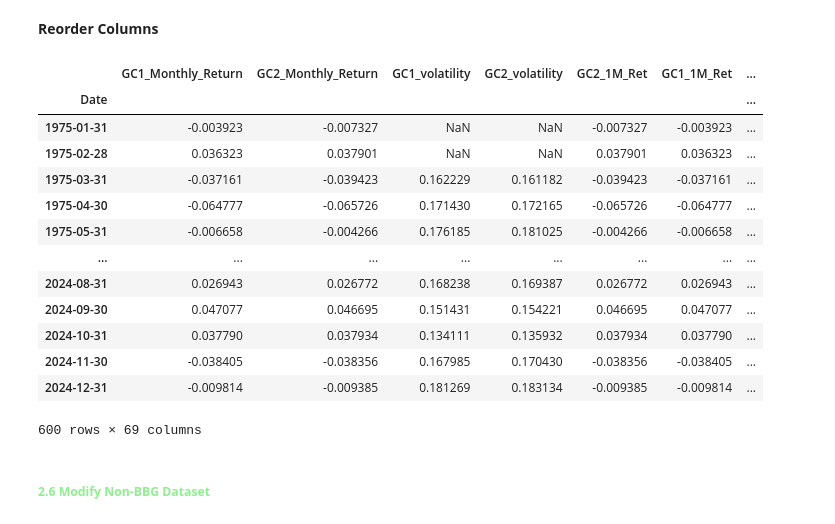
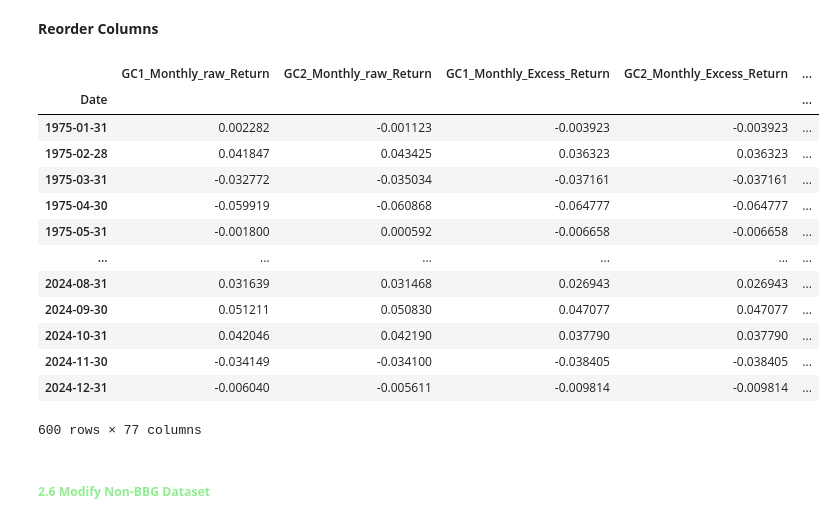
Before and after one commit to alphagoal/Proj_1_gold_futures_ML, a Jupyter notebook: gold_futures_data.ipynb, the cells around one changed output. Saved outputs shown, nothing was run; the diff lists cells and outputs as text; code cells hidden in the pictures.

```diff
--- a/gold_futures_data.ipynb
+++ b/gold_futures_data.ipynb
@@ -384,6 +384,6 @@ log_return_df = np.log(bbg_df.drop(columns=keep_columns, errors='ignore')).diff(
 # Combine the original values of the specified columns with the log returns of the remaining columns
 bbg_df_log_rets = pd.concat([log_return_df,bbg_df[keep_columns]], axis=1)
 bbg_df_log_rets = bbg_df_log_rets.iloc[1:]
-bbg_df_log_rets = bbg_df_log_rets.rename(columns={'GC1_PX_Last': 'GC1_Monthly_Return','GC2_PX_Last': 'GC2_Monthly_Return'}) #Update column name first, although up to this point is still daily data
+bbg_df_log_rets = bbg_df_log_rets.rename(columns={'GC1_PX_Last': 'GC1_Monthly_raw_Return','GC2_PX_Last': 'GC2_Monthly_raw_Return'}) #Update column name first, although up to this point is still daily data
 bbg_df_log_rets
 # %% [output]
@@ -441,8 +441,8 @@ bbg_df_monthly_only
 # %% [markdown]
 **Subtract Monthly Return with Risk-Free Return**
 # %%
-bbg_df_monthly_only['GC1_Monthly_Return'] = bbg_df_monthly_only['GC1_Monthly_Return'] - bbg_df_monthly_only['1M_risk_free_ret_realized']
-bbg_df_monthly_only['GC2_Monthly_Return'] = bbg_df_monthly_only['GC2_Monthly_Return'] - bbg_df_monthly_only['1M_risk_free_ret_realized']
+bbg_df_monthly_only['GC1_Monthly_Excess_Return'] = bbg_df_monthly_only['GC1_Monthly_raw_Return'] - bbg_df_monthly_only['1M_risk_free_ret_realized']
+bbg_df_monthly_only['GC2_Monthly_Excess_Return'] = bbg_df_monthly_only['GC1_Monthly_raw_Return'] - bbg_df_monthly_only['1M_risk_free_ret_realized']
 
 bbg_df_monthly_only
 # %% [output]
@@ -466,24 +466,24 @@ bbg_df_monthly_only
 **Calculate Realized Return and Sign**
 # %%
 #1M Return
-bbg_df_monthly_only['GC1_1M_Ret'] = bbg_df_monthly_only['GC1_Monthly_Return']
-bbg_df_monthly_only['GC2_1M_Ret'] = bbg_df_monthly_only['GC2_Monthly_Return']
+bbg_df_monthly_only['GC1_1M_Ret'] = bbg_df_monthly_only['GC1_Monthly_Excess_Return']
+bbg_df_monthly_only['GC2_1M_Ret'] = bbg_df_monthly_only['GC2_Monthly_Excess_Return']
 
 # 1M sign
-bbg_df_monthly_only['GC1_1M_Sign'] = np.sign(bbg_df_monthly_only['GC1_Monthly_Return'])
-bbg_df_monthly_only['GC2_1M_Sign'] = np.sign(bbg_df_monthly_only['GC2_Monthly_Return'])
+bbg_df_monthly_only['GC1_1M_Sign'] = np.sign(bbg_df_monthly_only['GC1_Monthly_Excess_Return'])
+bbg_df_monthly_only['GC2_1M_Sign'] = np.sign(bbg_df_monthly_only['GC2_Monthly_Excess_Return'])
 
 #--------------------
 
 # 3M return (log return accumulates by summation)
 bbg_df_monthly_only['GC1_3M_Ret'] = (
-    bbg_df_monthly_only['GC1_Monthly_Return']
+    bbg_df_monthly_only['GC1_Monthly_Excess_Return']
     .rolling(window=3)
     .sum()
 )
 
 bbg_df_monthly_only['GC2_3M_Ret'] = (
-    bbg_df_monthly_only['GC2_Monthly_Return']
+    bbg_df_monthly_only['GC2_Monthly_Excess_Return']
     .rolling(window=3)
     .sum()
 )
@@ -496,12 +496,12 @@ bbg_df_monthly_only['GC2_3M_Sign'] = np.sign(bbg_df_monthly_only['GC2_3M_Ret'])
 
 # 6M return (log return accumulates by summation)
 bbg_df_monthly_only['GC1_6M_Ret'] = (
-    bbg_df_monthly_only['GC1_Monthly_Return']
+    bbg_df_monthly_only['GC1_Monthly_Excess_Return']
     .rolling(window=6)
     .sum()
 )
 bbg_df_monthly_only['GC2_6M_Ret'] = (
-    bbg_df_monthly_only['GC2_Monthly_Return']
+    bbg_df_monthly_only['GC2_Monthly_Excess_Return']
     .rolling(window=6)
     .sum()
 )
@@ -513,12 +513,12 @@ bbg_df_monthly_only['GC2_6M_Sign'] = np.sign(bbg_df_monthly_only['GC2_6M_Ret'])
 
 # 12M return (log return accumulates by summation)
 bbg_df_monthly_only['GC1_12M_Ret'] = (
-    bbg_df_monthly_only['GC1_Monthly_Return']
+    bbg_df_monthly_only['GC1_Monthly_Excess_Return']
     .rolling(window=12)
     .sum()
 )
 bbg_df_monthly_only['GC2_12M_Ret'] = (
-    bbg_df_monthly_only['GC2_Monthly_Return']
+    bbg_df_monthly_only['GC2_Monthly_Excess_Return']
     .rolling(window=12)
     .sum()
 )
@@ -530,6 +530,6 @@ bbg_df_monthly_only['GC2_12M_Sign'] = np.sign(bbg_df_monthly_only['GC2_12M_Ret']
 
 
 #checking log return
-bbg_df_monthly_only[['GC2_Monthly_Return','GC2_12M_Ret','GC2_6M_Ret','GC2_3M_Ret']].head(24)
+bbg_df_monthly_only[['GC2_Monthly_Excess_Return','GC2_12M_Ret','GC2_6M_Ret','GC2_3M_Ret']].head(24)
 #bbg_df_monthly_only
 # %% [output]
@@ -704,41 +744,44 @@ bbg_df_monthly_only[['GC2_12M_Fwd_Ret','GC2_Monthly_Return']].head(24)
 # %%
 #Reorder columns
 
 new_order_part1 = list(bbg_df_monthly_only.columns[0:2]) + [
+    'GC1_Monthly_Excess_Return', 'GC2_Monthly_Excess_Return',
     'GC1_volatility', 'GC2_volatility', 'GC2_1M_Ret', 'GC1_1M_Ret',
     'GC2_1M_Sign', 'GC1_1M_Sign', 'GC2_3M_Ret', 'GC1_3M_Ret',
     'GC2_3M_Sign', 'GC1_3M_Sign', 'GC2_6M_Ret', 'GC1_6M_Ret',
     'GC2_6M_Sign', 'GC1_6M_Sign', 'GC2_12M_Ret', 'GC1_12M_Ret',
     'GC2_12M_Sign', 'GC1_12M_Sign',
 ] + lag_col_name + ['GC1_1M_Fwd_Ret', 'GC2_1M_Fwd_Ret', 'GC1_1M_Fwd_Sign',
        'GC2_1M_Fwd_Sign']
 
 new_forward_looking_cols = [
     'GC2_3M_Fwd_Ret', 'GC1_3M_Fwd_Ret', 'GC2_3M_Fwd_Sign', 'GC1_3M_Fwd_Sign',
     'GC2_6M_Fwd_Ret', 'GC1_6M_Fwd_Ret', 'GC2_6M_Fwd_Sign', 'GC1_6M_Fwd_Sign',
     'GC2_12M_Fwd_Ret', 'GC1_12M_Fwd_Ret', 'GC2_12M_Fwd_Sign', 'GC1_12M_Fwd_Sign'
 ]
+# Create new column variants by adding a "_raw" version for each column
+new_forward_looking_cols_with_ = new_forward_looking_cols + [col.replace("_Fwd_", "_Fwd_raw_") for col in new_forward_looking_cols]
 
 final_column_order = new_order_part1 + new_forward_looking_cols
 
 new_order = final_column_order + [col for col in bbg_df_monthly_only.columns if col not in final_column_order]
 bbg_df_by_month = bbg_df_monthly_only.loc[:,new_order]
 bbg_df_by_month
 # %% [output]
-|  | GC1_Monthly_Return | GC2_Monthly_Return | GC1_volatility | GC2_volatility | GC2_1M_Ret | GC1_1M_Ret | ... |
-| Date |  |  |  |  |  |  | ... |
-| 1975-01-31 | -0.003923 | -0.007327 | NaN | NaN | -0.007327 | -0.003923 | ... |
-| 1975-02-28 | 0.036323 | 0.037901 | NaN | NaN | 0.037901 | 0.036323 | ... |
-| 1975-03-31 | -0.037161 | -0.039423 | 0.162229 | 0.161182 | -0.039423 | -0.037161 | ... |
-| 1975-04-30 | -0.064777 | -0.065726 | 0.171430 | 0.172165 | -0.065726 | -0.064777 | ... |
-| 1975-05-31 | -0.006658 | -0.004266 | 0.176185 | 0.181025 | -0.004266 | -0.006658 | ... |
-| ... | ... | ... | ... | ... | ... | ... | ... |
-| 2024-08-31 | 0.026943 | 0.026772 | 0.168238 | 0.169387 | 0.026772 | 0.026943 | ... |
-| 2024-09-30 | 0.047077 | 0.046695 | 0.151431 | 0.154221 | 0.046695 | 0.047077 | ... |
-| 2024-10-31 | 0.037790 | 0.037934 | 0.134111 | 0.135932 | 0.037934 | 0.037790 | ... |
-| 2024-11-30 | -0.038405 | -0.038356 | 0.167985 | 0.170430 | -0.038356 | -0.038405 | ... |
-| 2024-12-31 | -0.009814 | -0.009385 | 0.181269 | 0.183134 | -0.009385 | -0.009814 | ... |
+|  | GC1_Monthly_raw_Return | GC2_Monthly_raw_Return | GC1_Monthly_Excess_Return | GC2_Monthly_Excess_Return | ... |
+| Date |  |  |  |  | ... |
+| 1975-01-31 | 0.002282 | -0.001123 | -0.003923 | -0.003923 | ... |
+| 1975-02-28 | 0.041847 | 0.043425 | 0.036323 | 0.036323 | ... |
+| 1975-03-31 | -0.032772 | -0.035034 | -0.037161 | -0.037161 | ... |
+| 1975-04-30 | -0.059919 | -0.060868 | -0.064777 | -0.064777 | ... |
+| 1975-05-31 | -0.001800 | 0.000592 | -0.006658 | -0.006658 | ... |
+| ... | ... | ... | ... | ... | ... |
+| 2024-08-31 | 0.031639 | 0.031468 | 0.026943 | 0.026943 | ... |
+| 2024-09-30 | 0.051211 | 0.050830 | 0.047077 | 0.047077 | ... |
+| 2024-10-31 | 0.042046 | 0.042190 | 0.037790 | 0.037790 | ... |
+| 2024-11-30 | -0.034149 | -0.034100 | -0.038405 | -0.038405 | ... |
+| 2024-12-31 | -0.006040 | -0.005611 | -0.009814 | -0.009814 | ... |
-600 rows × 69 columns
+600 rows × 77 columns
 # %% [markdown]
 ##### **<font color= #90EE90>2.6 Modify Non-BBG Dataset</font>**
 # %%
```
Also changed, not shown: parts of 84 cells of this notebook, 6 other files.
